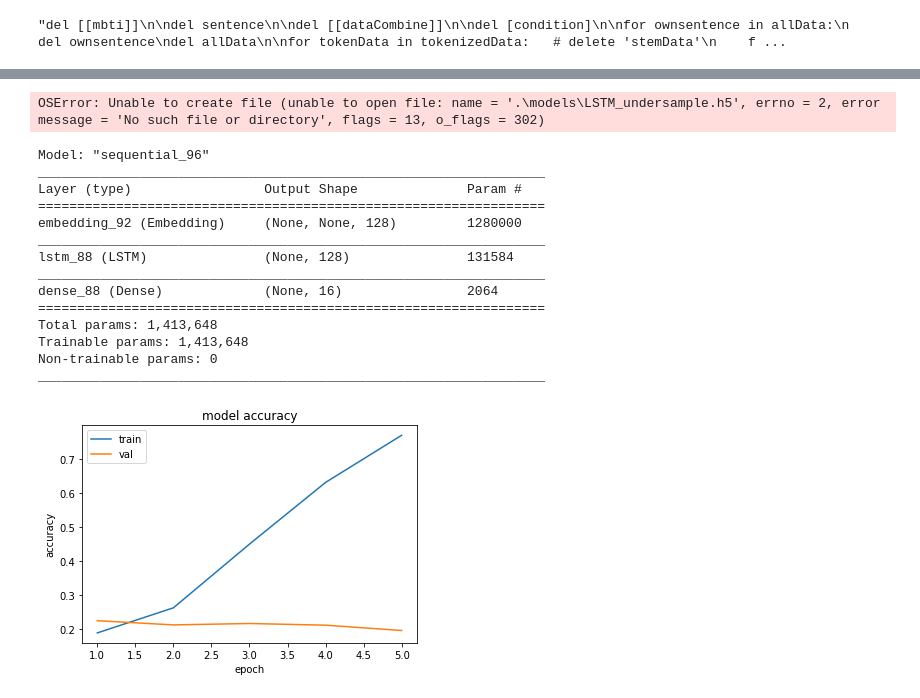
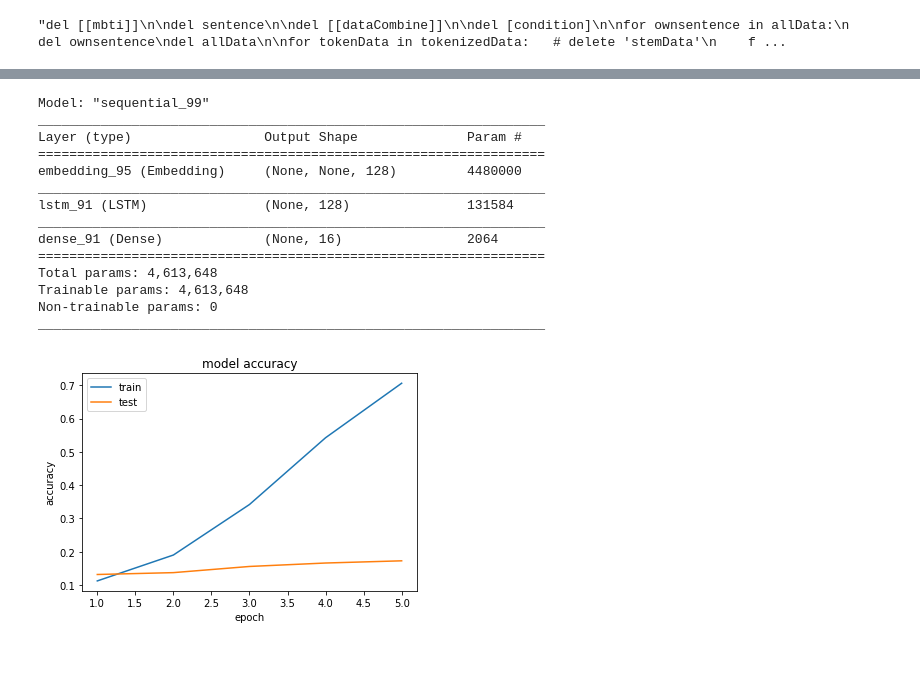
Before and after one commit to randallkk/HPTI, a Jupyter notebook: PLSTM_undersample.ipynb, the cells around one changed output, grey strips where cells are left out. Saved outputs shown, nothing was run; the diff lists cells and outputs as text; code cells hidden in the pictures; blank space fills up the shorter version.

Commit message:
lstm

```diff
--- a/PLSTM_undersample.ipynb
+++ b/PLSTM_undersample.ipynb
@@ -61,7 +61,7 @@ stemData = np.array(stemData)
 stemming 시작
 stemming 완료
 # %%
-max_features = 10000
+max_features = 35000
 
 tokenizer = Tokenizer(num_words=max_features, split=' ')
 tokenizer.fit_on_texts(stemData)
@@ -193,5 +196,5 @@ model.add(LSTM(128, batch_input_shape=(None, X_train.shape[1])))
 model.add(Dense(16, activation='softmax'))
 
 model.compile(optimizer='adam', loss='categorical_crossentropy', metrics=['accuracy'])
-history = model.fit(X_train, y_train, epochs=5, batch_size=32, validation_split = 0.2)
+history = model.fit(X_train, y_train, epochs=5, batch_size=32, validation_data=(X_test, y_test))
 # %% [output]
@@ -212,4 +214,0 @@ Epoch 5/5
-# %%
-model.save('.\\models\\LSTM_undersample.h5')
-# %% [output]
-OSError: Unable to create file (unable to open file: name = '.\models\LSTM_undersample.h5', errno = 2, error message = 'No such file or directory', flags = 13, o_flags = 302)
@@ -216,31 +218,31 @@ OSError: Unable to create file (unable to open file: name = '.\models\LSTM_under
 # %%
 model.summary()
 # %% [output]
-Model: "sequential_96"
+Model: "sequential_99"
 _________________________________________________________________
 Layer (type)                 Output Shape              Param #
 =================================================================
-embedding_92 (Embedding)     (None, None, 128)         1280000
+embedding_95 (Embedding)     (None, None, 128)         4480000
 _________________________________________________________________
-lstm_88 (LSTM)               (None, 128)               131584
+lstm_91 (LSTM)               (None, 128)               131584
 _________________________________________________________________
-dense_88 (Dense)             (None, 16)                2064
+dense_91 (Dense)             (None, 16)                2064
 =================================================================
-Total params: 1,413,648
-Trainable params: 1,413,648
+Total params: 4,613,648
+Trainable params: 4,613,648
 Non-trainable params: 0
 _________________________________________________________________
 # %%
 epochs = range(1, len(history.history['accuracy']) + 1)
 plt.plot(epochs, history.history['accuracy'])
 plt.plot(epochs, history.history['val_accuracy'])
 plt.title('model accuracy')
 plt.ylabel('accuracy')
 plt.xlabel('epoch')
-plt.legend(['train', 'val'], loc='upper left')
+plt.legend(['train', 'test'], loc='upper left')
 plt.show()
 # %% [output]
-[figure, old version]
+[figure, new version]
 # %%
 epochs = range(1, len(history.history['val_accuracy']) + 1)
 plt.plot(epochs, history.history['loss'])
```
Also changed, not shown: parts of 10 cells of this notebook, 2 other files.
